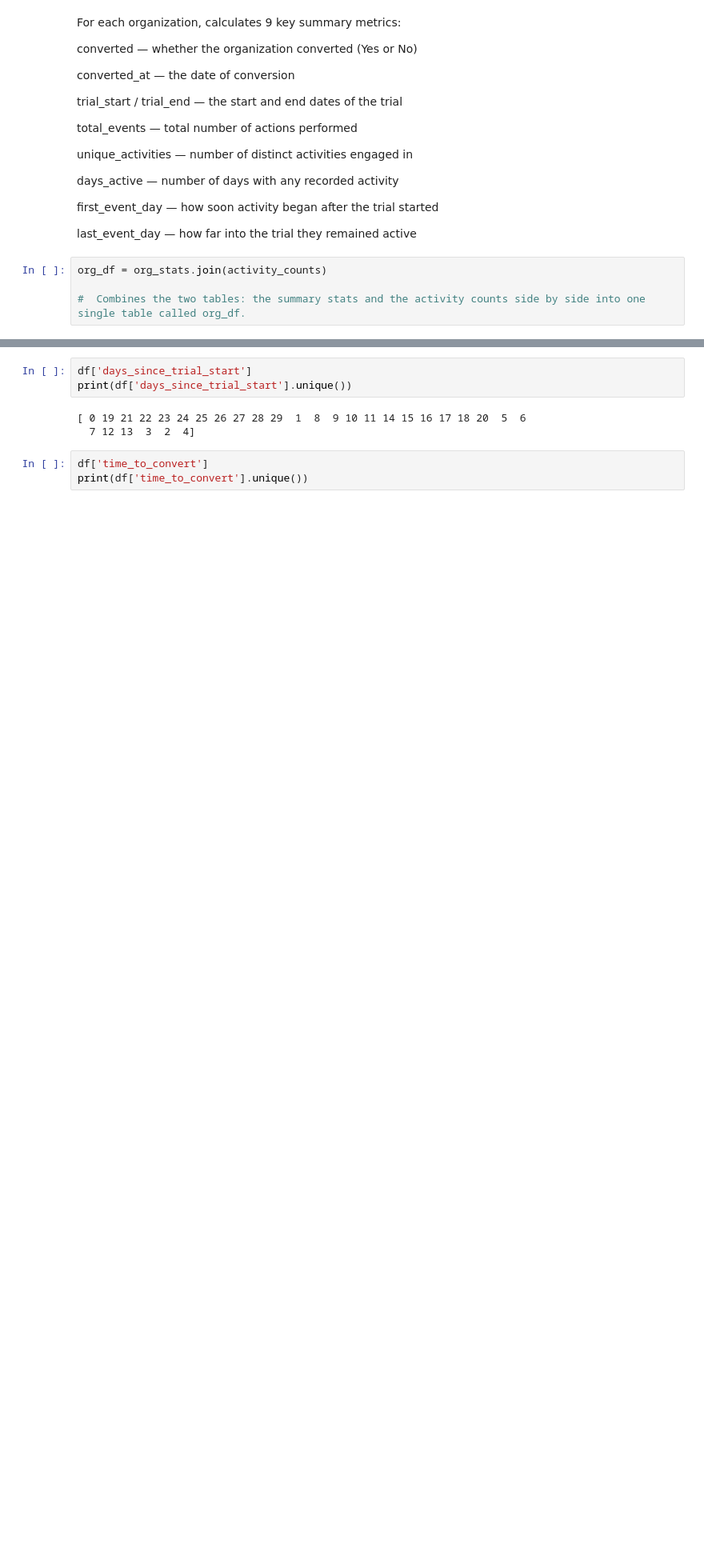
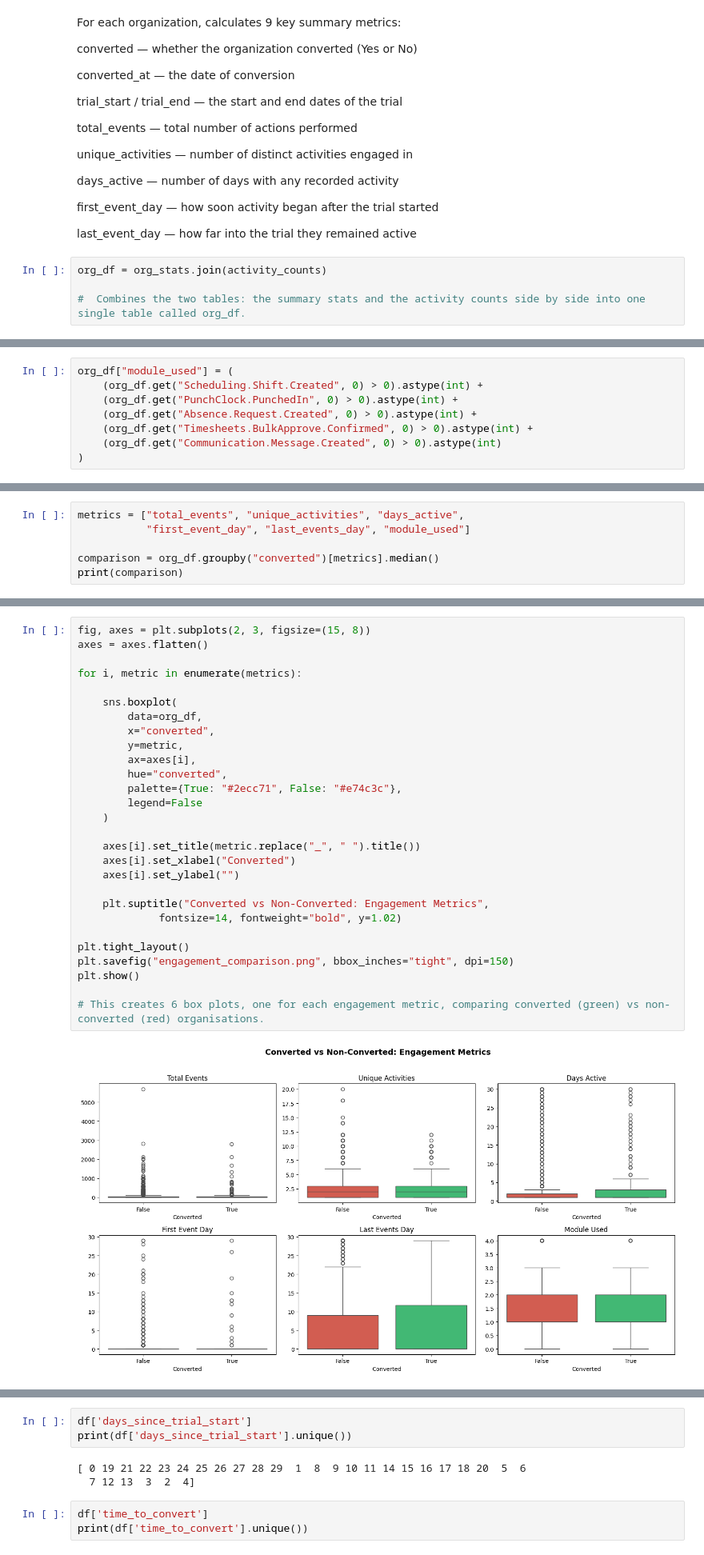
Before and after one commit to amieecode/trial-conversion-analysis, a Jupyter notebook: Notebooks/01_data_cleaning.ipynb, the cells around one changed output, grey strips where cells are left out. Shown at 80% size. Cells and saved outputs as stored; diff of their text form; blank space fills up the shorter version.

Commit message:
checked of engagement comparsion and added images of it and did a statistical test

```diff
--- a/Notebooks/01_data_cleaning.ipynb
+++ b/Notebooks/01_data_cleaning.ipynb
@@ -266,0 +210,8 @@ Index(['organization_id', 'activity_name', 'timestamp', 'converted',
+# %%
+org_df["module_used"] = (
+    (org_df.get("Scheduling.Shift.Created", 0) > 0).astype(int) +
+    (org_df.get("PunchClock.PunchedIn", 0) > 0).astype(int) +
+    (org_df.get("Absence.Request.Created", 0) > 0).astype(int) +
+    (org_df.get("Timesheets.BulkApprove.Confirmed", 0) > 0).astype(int) +
+    (org_df.get("Communication.Message.Created", 0) > 0).astype(int)
+)
@@ -266,0 +253,6 @@ Index(['organization_id', 'activity_name', 'timestamp', 'converted',
+# %%
+metrics = ["total_events", "unique_activities", "days_active",
+           "first_event_day", "last_events_day", "module_used"]
+
+comparison = org_df.groupby("converted")[metrics].median()
+print(comparison)
@@ -266,0 +275,30 @@ Index(['organization_id', 'activity_name', 'timestamp', 'converted',
+# %%
+fig, axes = plt.subplots(2, 3, figsize=(15, 8))
+axes = axes.flatten()
+
+for i, metric in enumerate(metrics):
+
+    sns.boxplot(
+        data=org_df,
+        x="converted",
+        y=metric,
+        ax=axes[i],
+        hue="converted",
+        palette={True: "#2ecc71", False: "#e74c3c"},
+        legend=False
+    )
+
+    axes[i].set_title(metric.replace("_", " ").title())
+    axes[i].set_xlabel("Converted")
+    axes[i].set_ylabel("")
+
+    plt.suptitle("Converted vs Non-Converted: Engagement Metrics",
+             fontsize=14, fontweight="bold", y=1.02)
+
+plt.tight_layout()
+plt.savefig("engagement_comparison.png", bbox_inches="tight", dpi=150)
+plt.show()
+
+# This creates 6 box plots, one for each engagement metric, comparing converted (green) vs non-converted (red) organisations.
+# %% [output]
+[figure, added]
```
Also changed, not shown: parts of 20 cells of this notebook, 1 other file.
